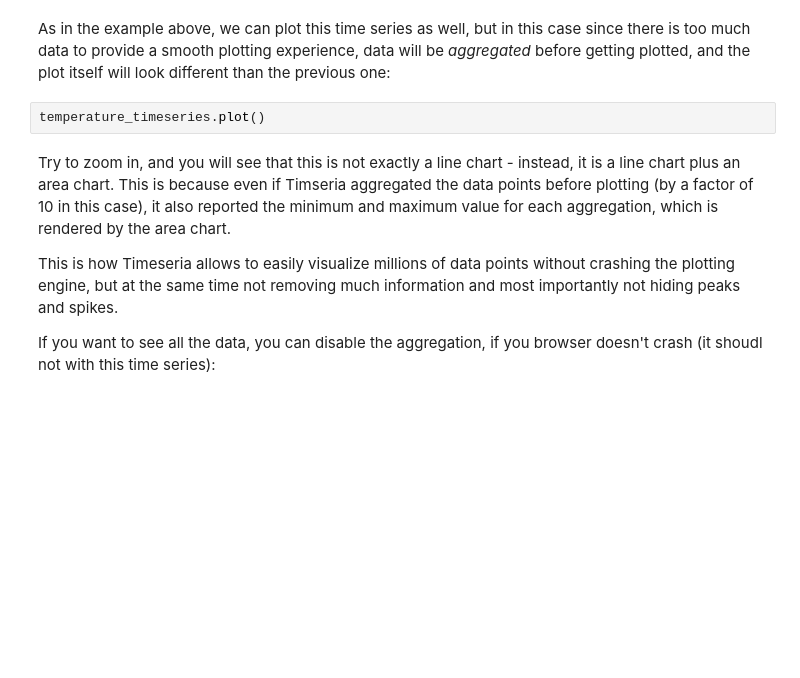
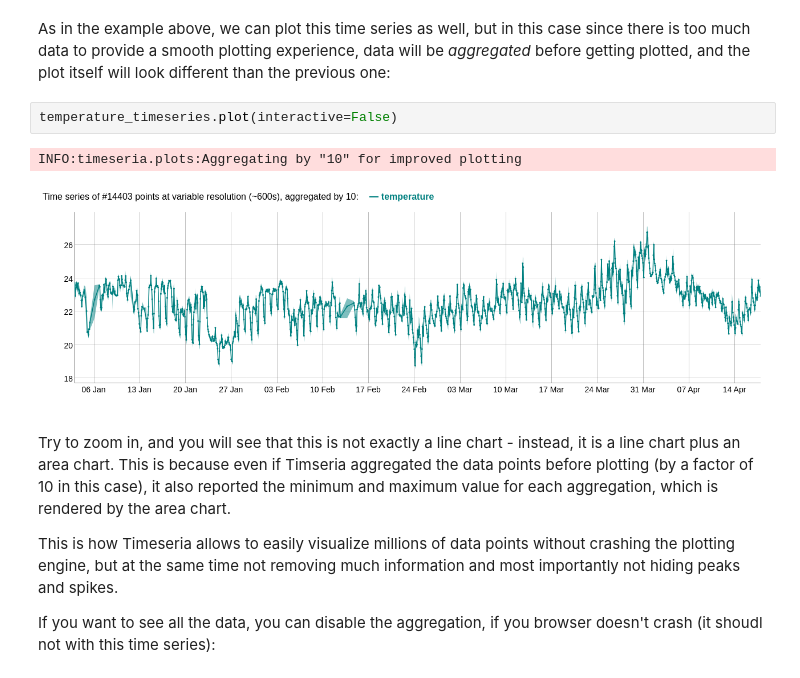
Before and after one commit to sarusso/Timeseria-notebooks, a Jupyter notebook: notebooks/Welcome.ipynb, the cells around one changed output. Cells and saved outputs as stored; diff of their text form; blank space fills up the shorter version.

```diff
--- a/notebooks/Welcome.ipynb
+++ b/notebooks/Welcome.ipynb
@@ -234,7 +276,10 @@ temperature_timeseries
 # %% [markdown]
 As in the example above, we can plot this time series as well, but in this case since there is too much data to provide a smooth plotting experience, data will be _aggregated_ before getting plotted, and the plot itself will look different than the previous one:
 # %%
-temperature_timeseries.plot()
+temperature_timeseries.plot(interactive=False)
+# %% [output]
+INFO:timeseria.plots:Aggregating by "10" for improved plotting
+[figure, added]
 # %% [markdown]
 Try to zoom in, and you will see that this is not exactly a line chart - instead, it is a line chart plus an area chart. This is because even if Timseria aggregated the data points before plotting (by a factor of 10 in this case), it also reported the minimum and maximum value for each aggregation, which is rendered by the area chart.
 
```
Also changed, not shown: parts of 77 cells of this notebook, 1 other file.
